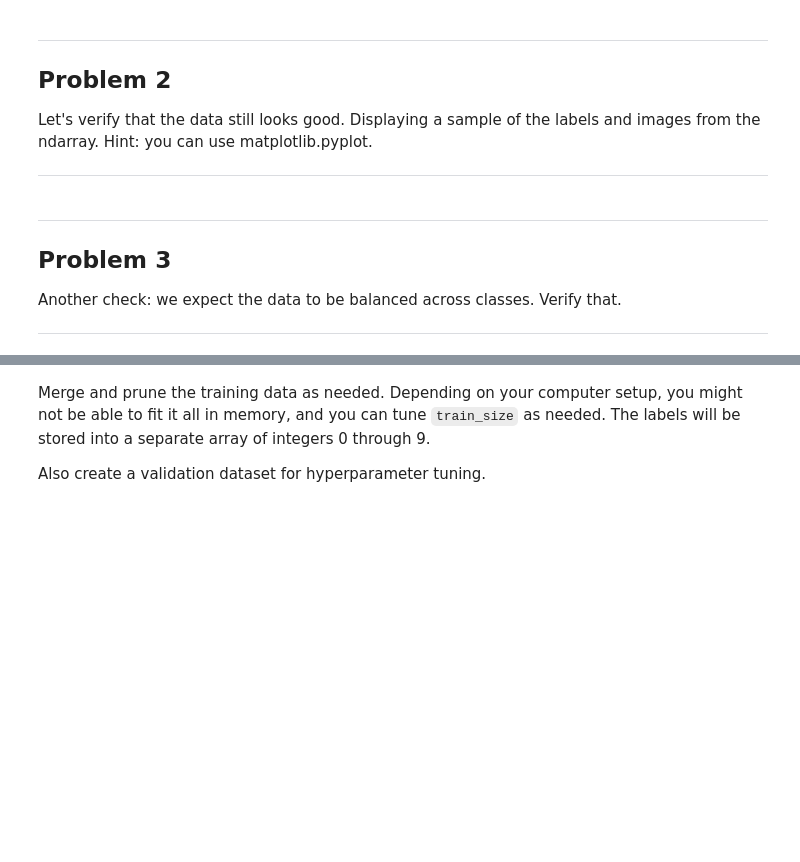
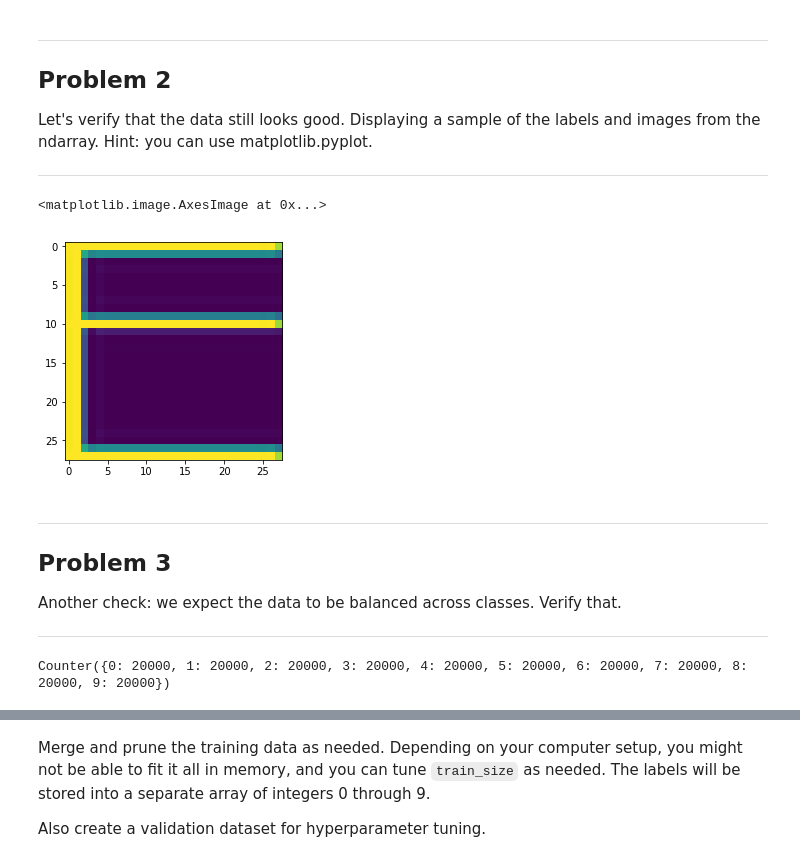
Before and after one commit to lizhang101/uddl-projects, a Jupyter notebook: udacity/1_notmnist.ipynb, the cells around one changed output, grey strips where cells are left out. Saved outputs shown, nothing was run; the diff lists cells and outputs as text; code cells hidden in the pictures; blank space fills up the shorter version.

```diff
--- a/udacity/1_notmnist.ipynb
+++ b/udacity/1_notmnist.ipynb
@@ -204,6 +269,11 @@ Problem 2
 Let's verify that the data still looks good. Displaying a sample of the labels and images from the ndarray. Hint: you can use matplotlib.pyplot.
 
 ---
+# %%
+plt.imshow(train_dataset[np.random.randint(train_dataset.shape[0])])
+# %% [output]
+<matplotlib.image.AxesImage at 0x...>
+[figure, added]
 # %% [markdown]
 ---
 Problem 3
@@ -211,3 +281,8 @@ Problem 3
 Another check: we expect the data to be balanced across classes. Verify that.
 
 ---
+# %%
+from collections import Counter
+print (Counter(train_labels))
+# %% [output]
+Counter({0: 20000, 1: 20000, 2: 20000, 3: 20000, 4: 20000, 5: 20000, 6: 20000, 7: 20000, 8: 20000, 9: 20000})
```
Also changed, not shown: parts of 15 cells of this notebook.
